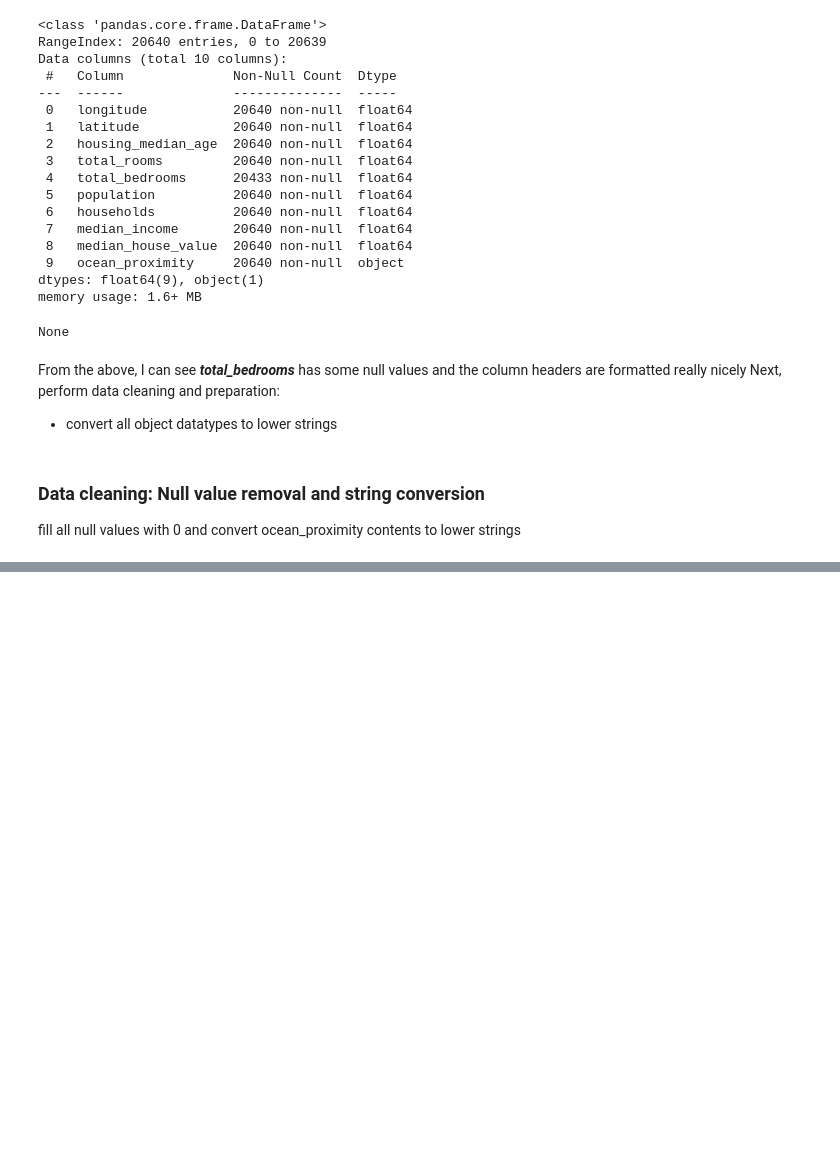
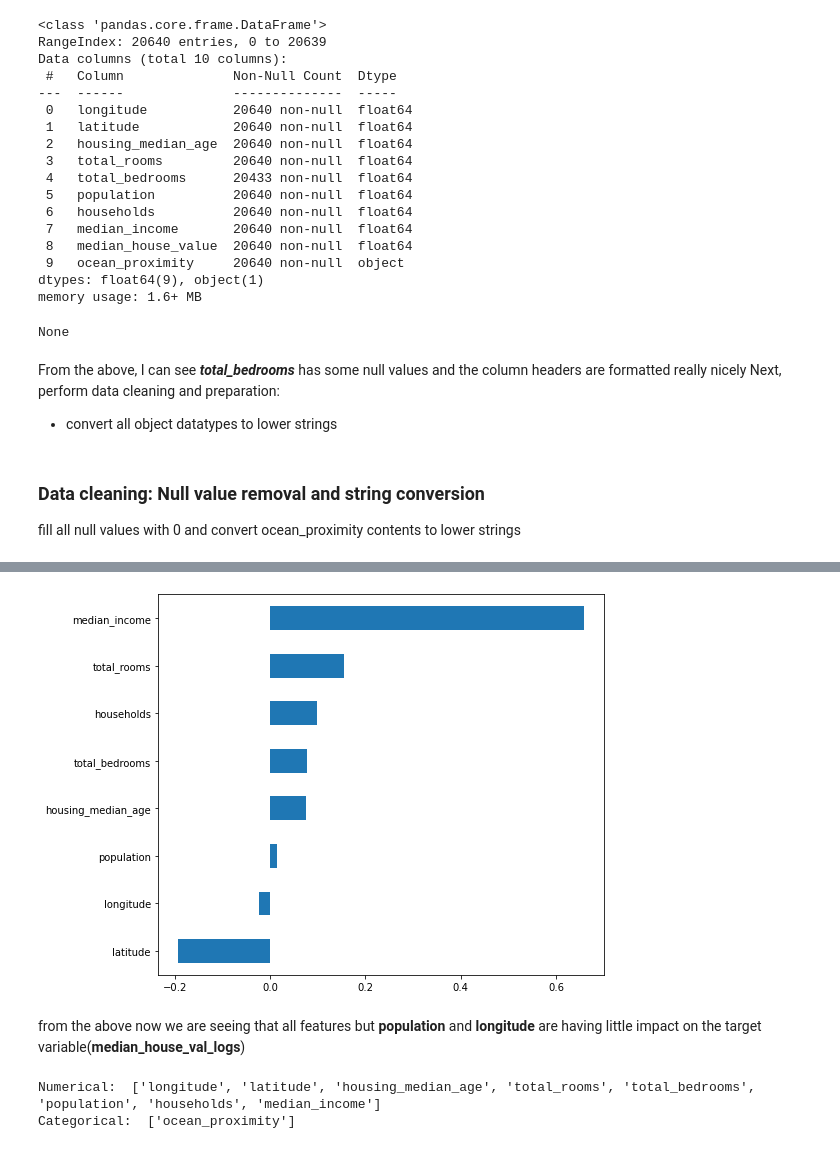
Before and after one commit to DeleMike/house_pricing, a Jupyter notebook: house_pricing.ipynb, the cells around one changed output, grey strips where cells are left out. Cells and saved outputs as stored; diff of their text form; code cells hidden in the pictures; blank space fills up the shorter version.

```diff
--- a/house_pricing.ipynb
+++ b/house_pricing.ipynb
@@ -53,0 +180,2 @@ fill all null values with 0 and convert ocean_proximity contents to lower string
+# %%
+df['median_house_val_logs'] = median_house_val_logs
@@ -53,0 +218,7 @@ fill all null values with 0 and convert ocean_proximity contents to lower string
+# %%
+plt.figure(figsize = (8, 7))
+df.corr()['median_house_val_logs'].sort_values().drop("median_house_val_logs").plot(kind = "barh");
+# %% [output]
+[figure, added]
+# %% [markdown]
+from the above now we are seeing that all features but **population** and **longitude** are having little impact on the target variable(**median_house_val_logs**)
@@ -53,0 +229,6 @@ fill all null values with 0 and convert ocean_proximity contents to lower string
+# %%
+print('Numerical: ', numerical)
+print('Categorical: ', categorical)
+# %% [output]
+Numerical:  ['longitude', 'latitude', 'housing_median_age', 'total_rooms', 'total_bedrooms', 'population', 'households', 'median_income']
+Categorical:  ['ocean_proximity']
```
Also changed, not shown: parts of 98 cells of this notebook.
